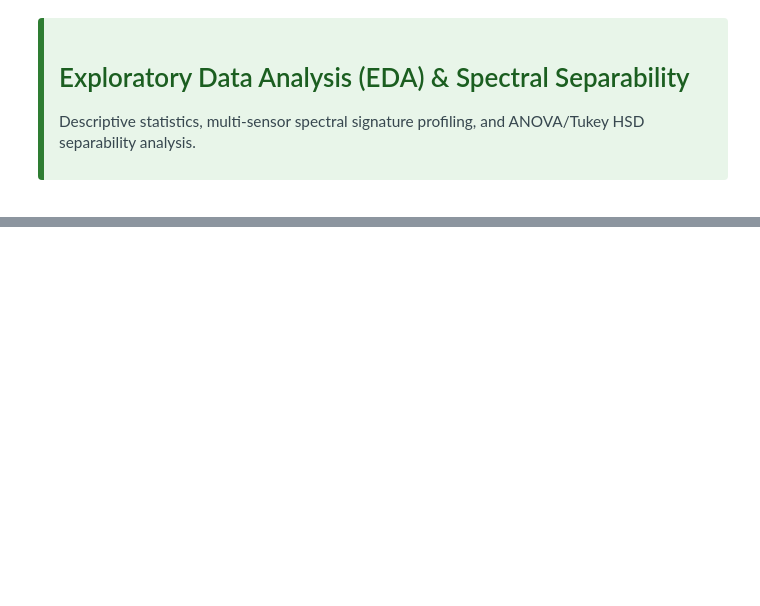
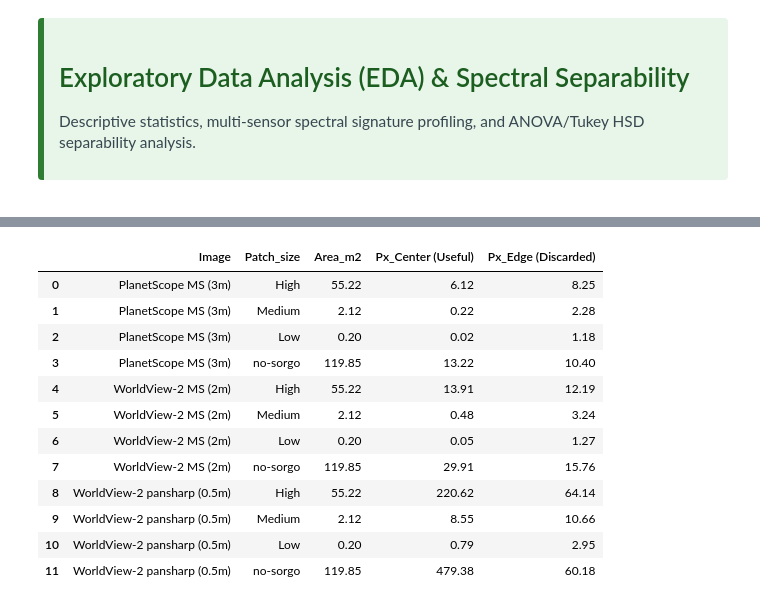
Before and after one commit to fjavierlopezc/vhr-satellite-weed-mapping, a Jupyter notebook: 03_pyscripts/EDA-1stA-SatByRes.ipynb, the cells around one changed output, grey strips where cells are left out. Saved outputs shown, nothing was run; the diff lists cells and outputs as text; code cells hidden in the pictures; blank space fills up the shorter version.

```diff
--- a/03_pyscripts/EDA-1stA-SatByRes.ipynb
+++ b/03_pyscripts/EDA-1stA-SatByRes.ipynb
@@ -310,0 +91,81 @@ graficar_porcentajes_cobertura(df_cobertura)
+# %%
+def count_patch_pixels(geom, src):
+    """
+    Calculates how many pixels contribute to the mean (centroid inside)
+    and how many are edge-only pixels (touched but centroid outside).
+    """
+    res = src.res[0]
+    minx, miny, maxx, maxy = geom.bounds
+    window = from_bounds(minx - res, miny - res, maxx + res, maxy + res, src.transform)
+    window = window.round_lengths().round_offsets()
+    win_transform = src.window_transform(window)
+    out_shape = (window.height, window.width)
+    if out_shape[0] <= 0 or out_shape[1] <= 0:
+        return 0, 0
+
+    # Mask 1: Only pixels whose center falls INSIDE the polygon (all_touched=False)
+    center_mask = features.geometry_mask(
+        [geom], out_shape=out_shape, transform=win_transform,
+        all_touched=False, invert=True )
+    # Mask 2: ALL pixels that are touched by the polygon (all_touched=True)
+    touched_mask = features.geometry_mask(
+        [geom], out_shape=out_shape, transform=win_transform,
+        all_touched=True, invert=True)
+    center_pixels = center_mask.sum()
+    total_pixels = touched_mask.sum()
+    edge_pixels = total_pixels - center_pixels
+    return center_pixels, edge_pixels
+
+def analyze_pixel_coverage(image_dict, col_class='Patch_size'):
+    """
+    Iterates over the images and their corresponding shapefiles to calculate
+    the mean area and pixel distribution per class.
+    """
+    total_results = []
+
+    for name, config in image_dict.items():
+        raster_path = config['raster']
+        shp_path = config['shp']
+        gdf = gpd.read_file(shp_path)
+        gdf['Area_m2'] = gdf.geometry.area
+        with rasterio.open(raster_path) as src:
+            counts = gdf.geometry.apply(lambda g: count_patch_pixels(g, src))
+            gdf['Px_Center (Useful)'] = [c[0] for c in counts]
+            gdf['Px_Edge (Discarded)'] = [c[1] for c in counts]
+        summary = gdf.groupby(col_class).agg({
+            'Area_m2': 'mean',
+            'Px_Center (Useful)': 'mean',
+            'Px_Edge (Discarded)': 'mean'
+        }).reset_index()
+        summary['Image'] = name
+        total_results.append(summary)
+    final_df = pd.concat(total_results, ignore_index=True)
+    final_df = final_df[['Image', col_class, 'Area_m2', 'Px_Center (Useful)', 'Px_Edge (Discarded)']]
+    return final_df.round(2)
+
+configuration = {
+    'PlanetScope MS (3m)': {
+        'raster': out_pln, # Path to Planet TIF
+        'shp': shp_pln   # Path to Planet SHP
+    },
+    'WorldView-2 MS (2m)': {
+        'raster': out_ms_wv2,     # Path to original WV2 TIF
+        'shp': shp_wv2   # Path to WV2 SHP
+    },
+    'WorldView-2 pansharp (0.5m)': {
+        'raster': pansharp_GS, # Path to pansharpened TIF (Gram-Schmidt)
+        'shp': shp_wv2         # WV2 shares the same SHP
+    }
+}
+
+df_coverage = analyze_pixel_coverage(configuration)
+logical_order = ['High', 'Medium', 'Low', 'no-sorgo']
+df_coverage['Patch_size'] = pd.Categorical(
+    df_coverage['Patch_size'],
+    categories=logical_order,
+    ordered=True)
+df_coverage = df_coverage.sort_values(by=['Image', 'Patch_size']).reset_index(drop=True)
+print("\n COVERAGE TABLE: Central vs Edge Pixels by Class")
+print("-" * 80)
+display(df_coverage)
+# %% [output]
@@ -310,0 +174,13 @@ graficar_porcentajes_cobertura(df_cobertura)
+|  | Image | Patch_size | Area_m2 | Px_Center (Useful) | Px_Edge (Discarded) |
+| 0 | PlanetScope MS (3m) | High | 55.22 | 6.12 | 8.25 |
+| 1 | PlanetScope MS (3m) | Medium | 2.12 | 0.22 | 2.28 |
+| 2 | PlanetScope MS (3m) | Low | 0.20 | 0.02 | 1.18 |
+| 3 | PlanetScope MS (3m) | no-sorgo | 119.85 | 13.22 | 10.40 |
+| 4 | WorldView-2 MS (2m) | High | 55.22 | 13.91 | 12.19 |
+| 5 | WorldView-2 MS (2m) | Medium | 2.12 | 0.48 | 3.24 |
+| 6 | WorldView-2 MS (2m) | Low | 0.20 | 0.05 | 1.27 |
+| 7 | WorldView-2 MS (2m) | no-sorgo | 119.85 | 29.91 | 15.76 |
+| 8 | WorldView-2 pansharp (0.5m) | High | 55.22 | 220.62 | 64.14 |
+| 9 | WorldView-2 pansharp (0.5m) | Medium | 2.12 | 8.55 | 10.66 |
+| 10 | WorldView-2 pansharp (0.5m) | Low | 0.20 | 0.79 | 2.95 |
+| 11 | WorldView-2 pansharp (0.5m) | no-sorgo | 119.85 | 479.38 | 60.18 |
```
Also changed, not shown: parts of 17 cells of this notebook.
